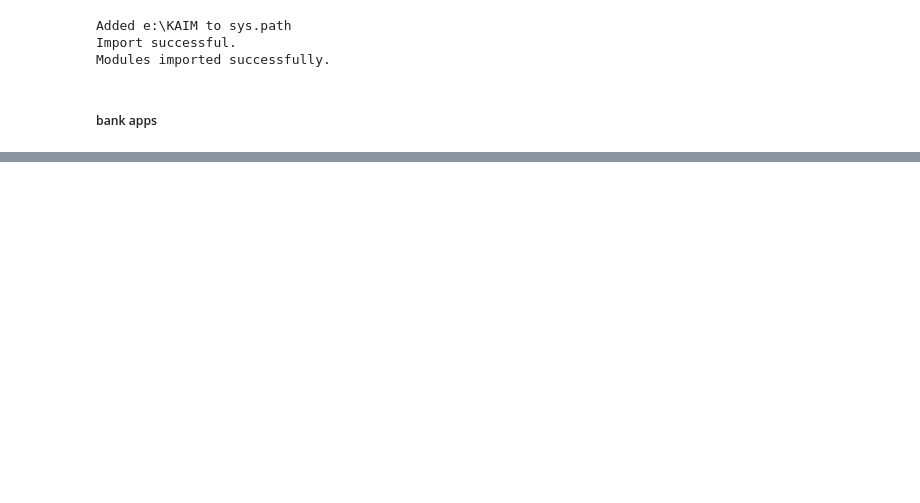
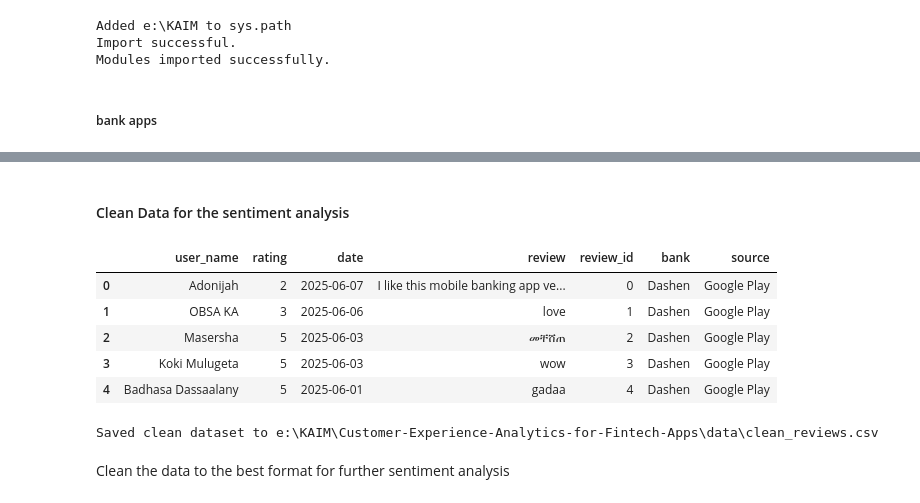
Before and after one commit to Naod-Mergiya/Customer-Experience-Analytics-for-Fintech-Apps, a Jupyter notebook: notebooks/scrape.ipynb, the cells around one changed output, grey strips where cells are left out. Drawn from its saved outputs; the diff is of its cells as text; code cells hidden in the pictures; blank space fills up the shorter version.

```diff
--- a/notebooks/scrape.ipynb
+++ b/notebooks/scrape.ipynb
@@ -160,0 +184,22 @@ df_BOA.head()
+# %% [markdown]
+#### Clean Data for the sentiment analysis
+# %%
+df_banks = combined_df.drop(columns=["user_image_url", "thumbs_up_count", "app_version", "replied_at", "reply_content"])
+df_banks = df_banks.rename(columns={"review_content": "review", "rating": "rating", "date": "date"})
+df_banks.head()
+# %% [output]
+|  | user_name | rating | date | review | review_id | bank | source |
+| 0 | Adonijah | 2 | 2025-06-07 | I like this mobile banking app ve... | 0 | Dashen | Google Play |
+| 1 | OBSA KA | 3 | 2025-06-06 | love | 1 | Dashen | Google Play |
+| 2 | Masersha | 5 | 2025-06-03 | መቸሸጠ | 2 | Dashen | Google Play |
+| 3 | Koki Mulugeta | 5 | 2025-06-03 | wow | 3 | Dashen | Google Play |
+| 4 | Badhasa Dassaalany | 5 | 2025-06-01 | gadaa | 4 | Dashen | Google Play |
+# %%
+clean_file = os.path.abspath(os.path.join(os.getcwd(), '..', 'data', 'clean_reviews.csv'))
+sys.path.append(root_dir)
+df_banks.to_csv(clean_file, index=False, encoding="utf-8")
+print(f"Saved clean dataset to {clean_file}")
+# %% [output]
+Saved clean dataset to e:\KAIM\Customer-Experience-Analytics-for-Fintech-Apps\data\clean_reviews.csv
+# %% [markdown]
+Clean the data to the best format for further sentiment analysis
```
Also changed, not shown: parts of 7 cells of this notebook, 9 other files.
